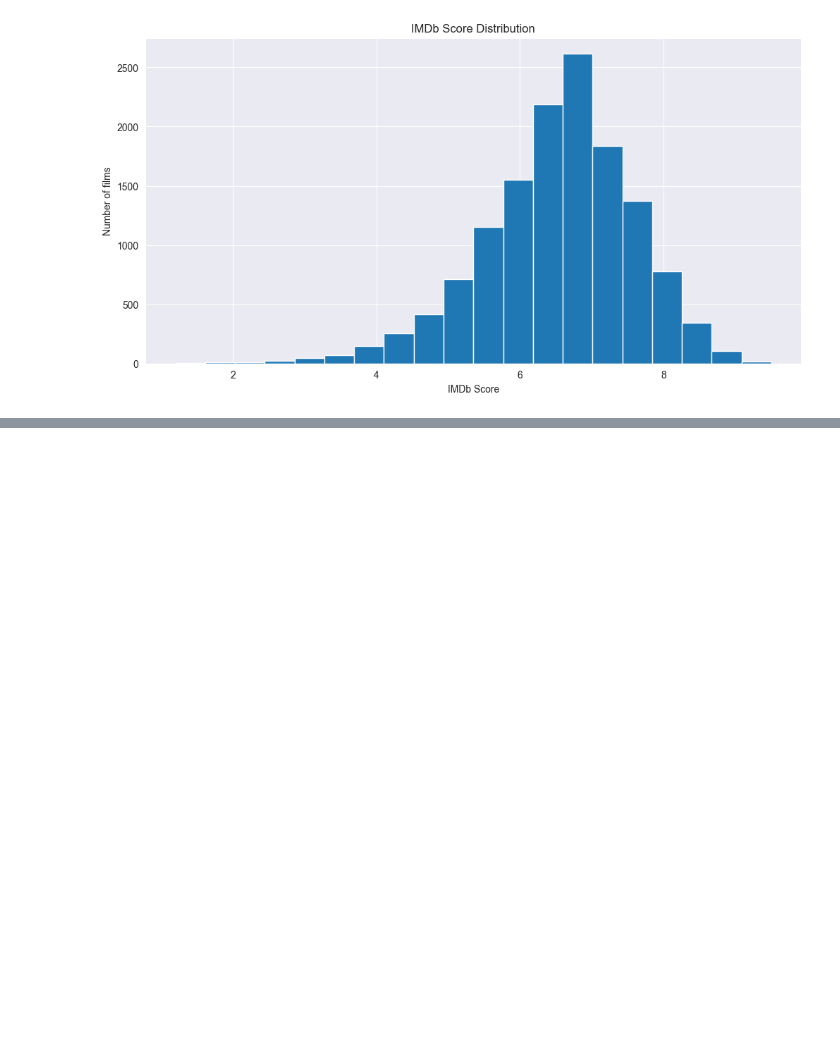
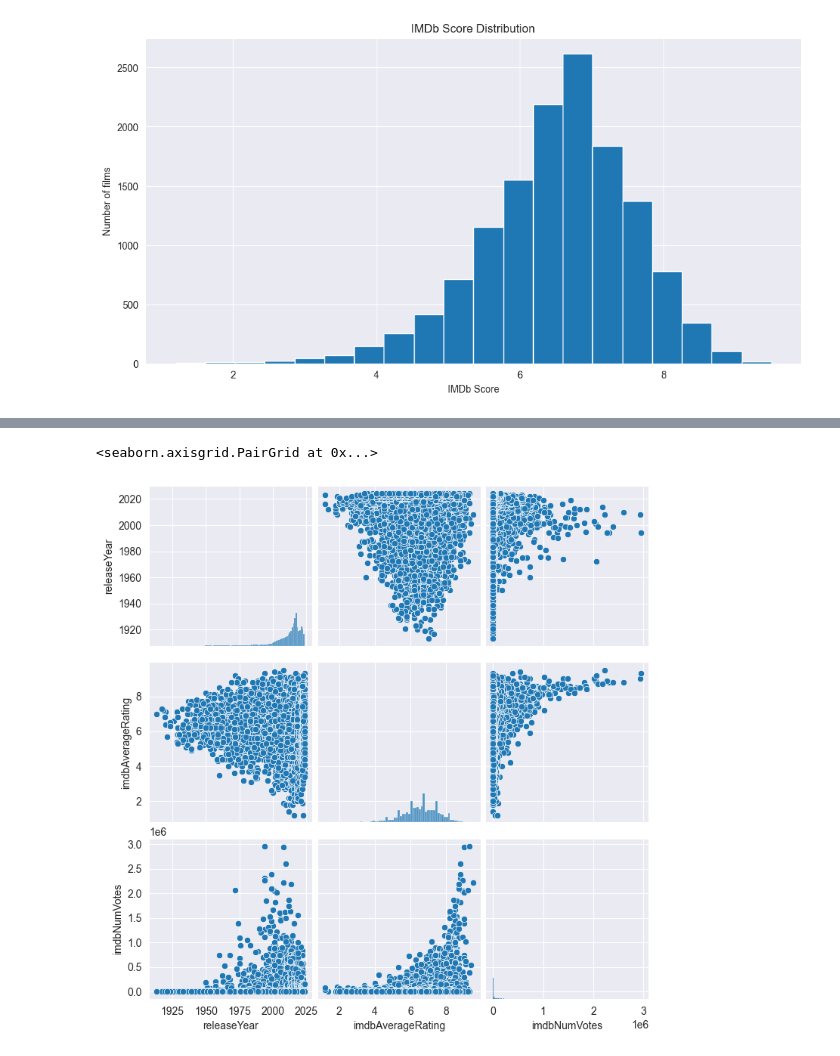
Before and after one commit to mertgenc0/mydsprojects, a Jupyter notebook: NetflixDatas/Netflix.ipynb, the cells around one changed output, grey strips where cells are left out. Cells and saved outputs as stored; diff of their text form; code cells hidden in the pictures; blank space fills up the shorter version.

```diff
--- a/NetflixDatas/Netflix.ipynb
+++ b/NetflixDatas/Netflix.ipynb
@@ -111,0 +115,5 @@ TypeError: isinstance() arg 2 must be a type, a tuple of types, or a union
+# %%
+sns.pairplot(df)
+# %% [output]
+<seaborn.axisgrid.PairGrid at 0x...>
+[figure, added]
```
Also changed, not shown: parts of 7 cells of this notebook.
